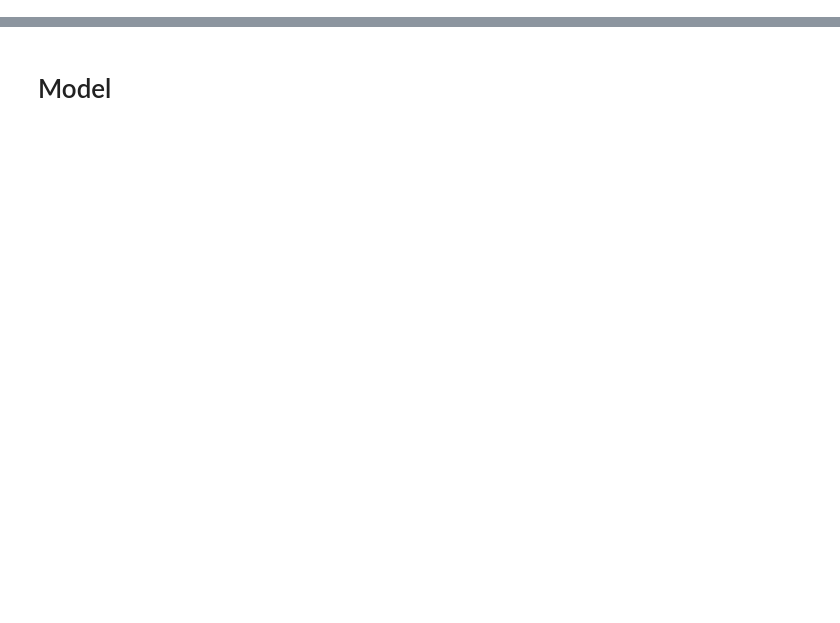
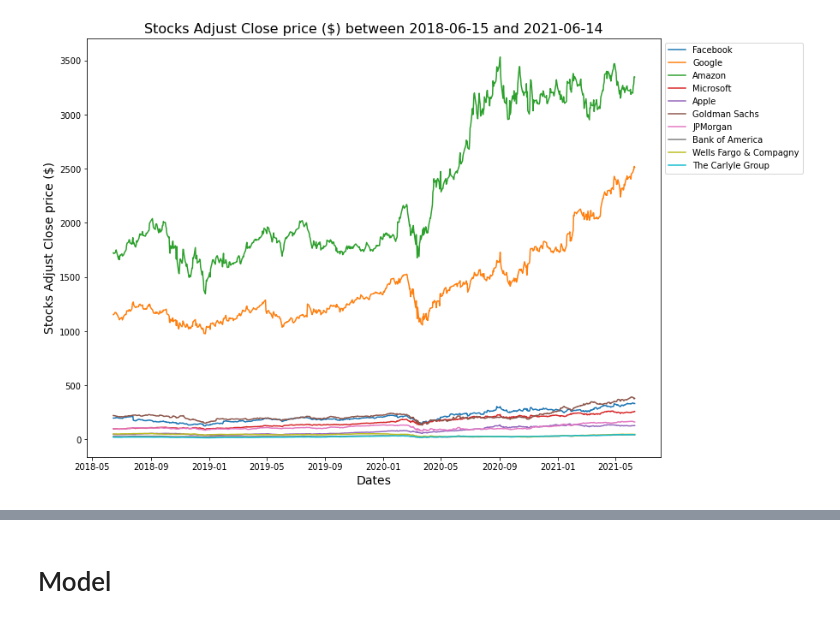
Before and after one commit to PhilEkev/US_markets, a Jupyter notebook: notebooks/Recherches Francois.ipynb, the cells around one changed output, grey strips where cells are left out. Drawn from its saved outputs; the diff is of its cells as text; code cells hidden in the pictures; blank space fills up the shorter version.

```diff
--- a/notebooks/Recherches Francois.ipynb
+++ b/notebooks/Recherches Francois.ipynb
@@ -67,0 +17,20 @@ df2.sort_values(by=['ds'],inplace=True)
+# %%
+datas=[]
+stocks = ['FB','GOOG','AMZN','MSFT','AAPL','GS','JPM','BAC','WFC','CG']
+labels = ['Facebook','Google','Amazon','Microsoft','Apple','Goldman Sachs',
+          'JPMorgan','Bank of America',
+          'Wells Fargo & Compagny','The Carlyle Group']
+# Train model with daily data between `start` and `end`
+start = (datetime.now() - timedelta(days=3*365+1)).strftime("%Y-%m-%d")
+end = (datetime.now() - timedelta(days=1)).strftime("%Y-%m-%d")
+target = 'Adj Close'
+plt.rcParams['figure.figsize'] = [12, 9]  # plot larger than default
+# We will use the `n_prior` previous days to predict the nex `n_to_predict` days
+#n_prior = 30
+#n_to_predict = 7
+# Proportion of validation and test data
+#p_val = .1
+#p_test = .2
+# %%
+for stock in stocks:
+    datas.append(yf.download(tickers=stock, period='1d', start=start, end=end))
@@ -67,0 +48,13 @@ df2.sort_values(by=['ds'],inplace=True)
+# %%
+for i,data in enumerate(datas):
+    datas[i]=data[[target]]
+# %%
+for i,data in enumerate(datas):
+    plt.plot(data,label=labels[i])
+plt.xlabel(f'Dates',size=14)
+plt.ylabel(f'Stocks Adjust Close price ($)',size=14)
+plt.title(f'Stocks Adjust Close price ($) between {start} and {end}',size=16)
+plt.legend(bbox_to_anchor=(1, 1))
+plt.show()
+# %% [output]
+[figure, added]
```
Also changed, not shown: parts of 35 cells of this notebook, 4 other files.
